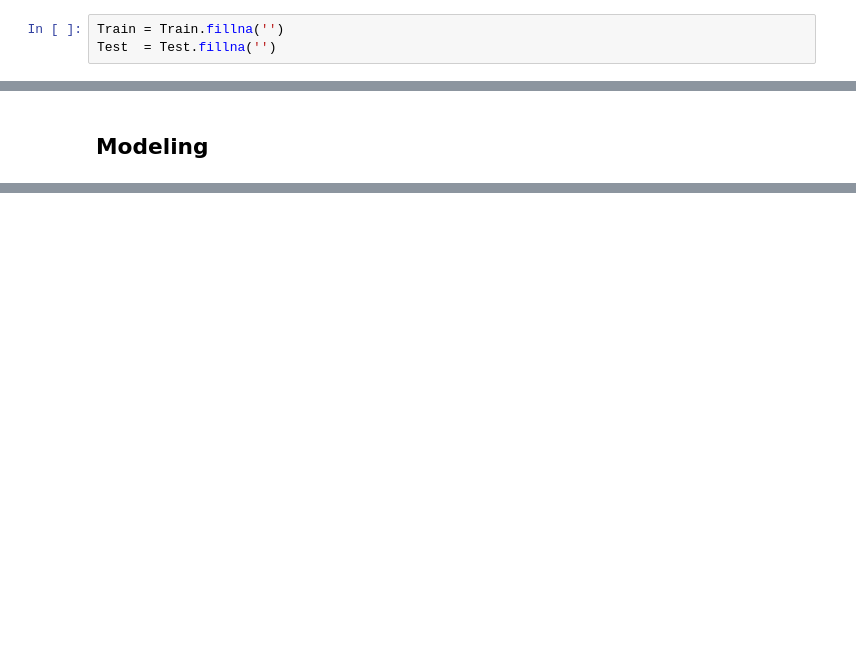
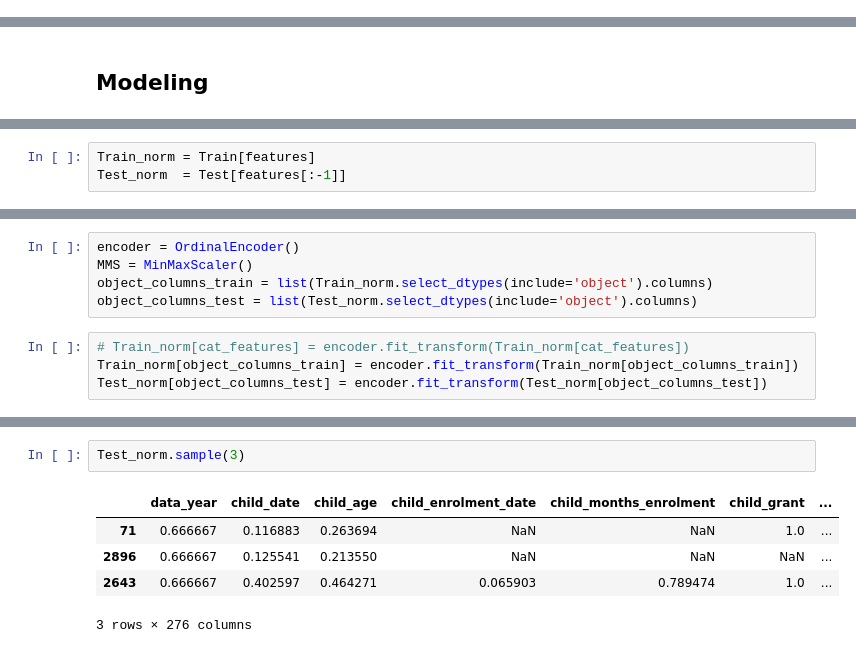
Before and after one commit to justekouassi/DataDrive2030-Early-Learning-Predictors-Challenge, a Jupyter notebook: datadrive2030_2.ipynb, the cells around one changed output, grey strips where cells are left out. Saved outputs shown, nothing was run; the diff lists cells and outputs as text; blank space fills up the shorter version.

```diff
--- a/datadrive2030_2.ipynb
+++ b/datadrive2030_2.ipynb
@@ -168,3 +187,0 @@ max(Train['target']), min(Train['target'])
-# %%
-Train = Train.fillna('')
-Test  = Test.fillna('')
@@ -172,0 +207,3 @@ Test  = Test.fillna('')
+# %%
+Train_norm = Train[features]
+Test_norm  = Test[features[:-1]]
@@ -172,0 +213,9 @@ Test  = Test.fillna('')
+# %%
+encoder = OrdinalEncoder()
+MMS = MinMaxScaler()
+object_columns_train = list(Train_norm.select_dtypes(include='object').columns)
+object_columns_test = list(Test_norm.select_dtypes(include='object').columns)
+# %%
+# Train_norm[cat_features] = encoder.fit_transform(Train_norm[cat_features])
+Train_norm[object_columns_train] = encoder.fit_transform(Train_norm[object_columns_train])
+Test_norm[object_columns_test] = encoder.fit_transform(Test_norm[object_columns_test])
@@ -172,0 +232,8 @@ Test  = Test.fillna('')
+# %%
+Test_norm.sample(3)
+# %% [output]
+|  | data_year | child_date | child_age | child_enrolment_date | child_months_enrolment | child_grant | ... |
+| 71 | 0.666667 | 0.116883 | 0.263694 | NaN | NaN | 1.0 | ... |
+| 2896 | 0.666667 | 0.125541 | 0.213550 | NaN | NaN | NaN | ... |
+| 2643 | 0.666667 | 0.402597 | 0.464271 | 0.065903 | 0.789474 | 1.0 | ... |
+3 rows × 276 columns
```
Also changed, not shown: parts of 52 cells of this notebook, 5 other files.
